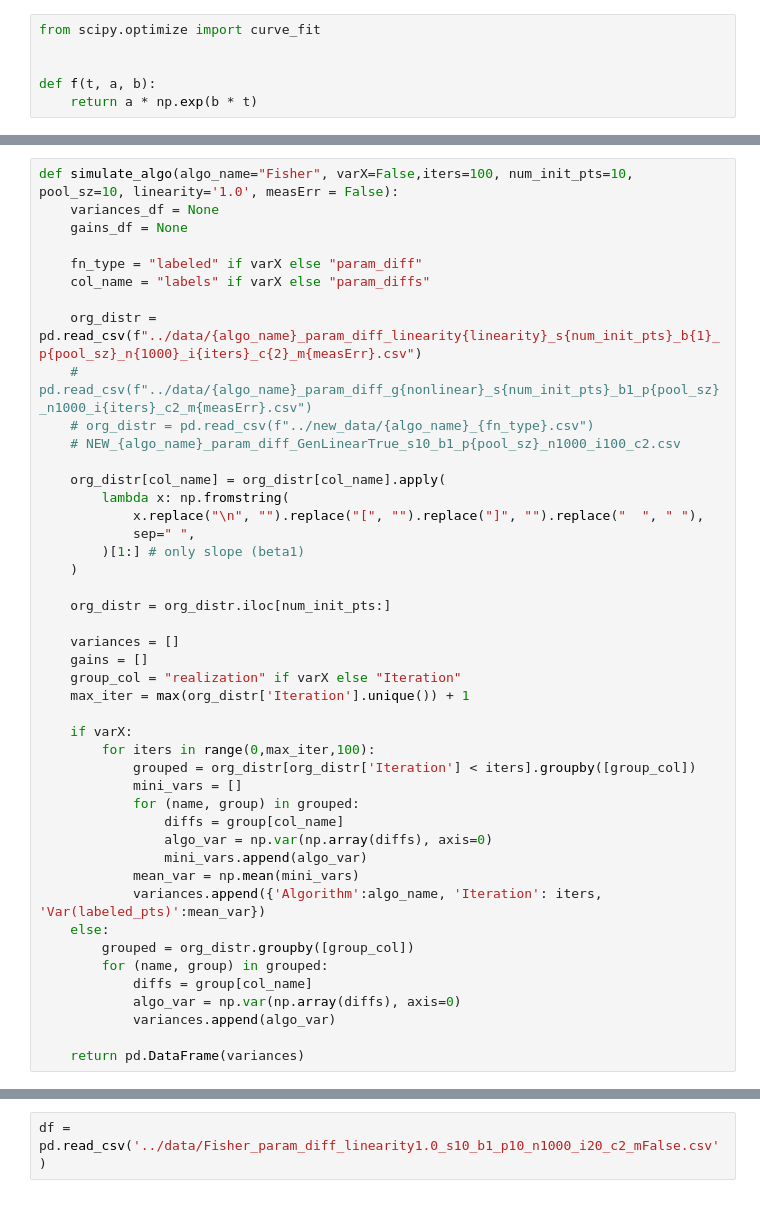
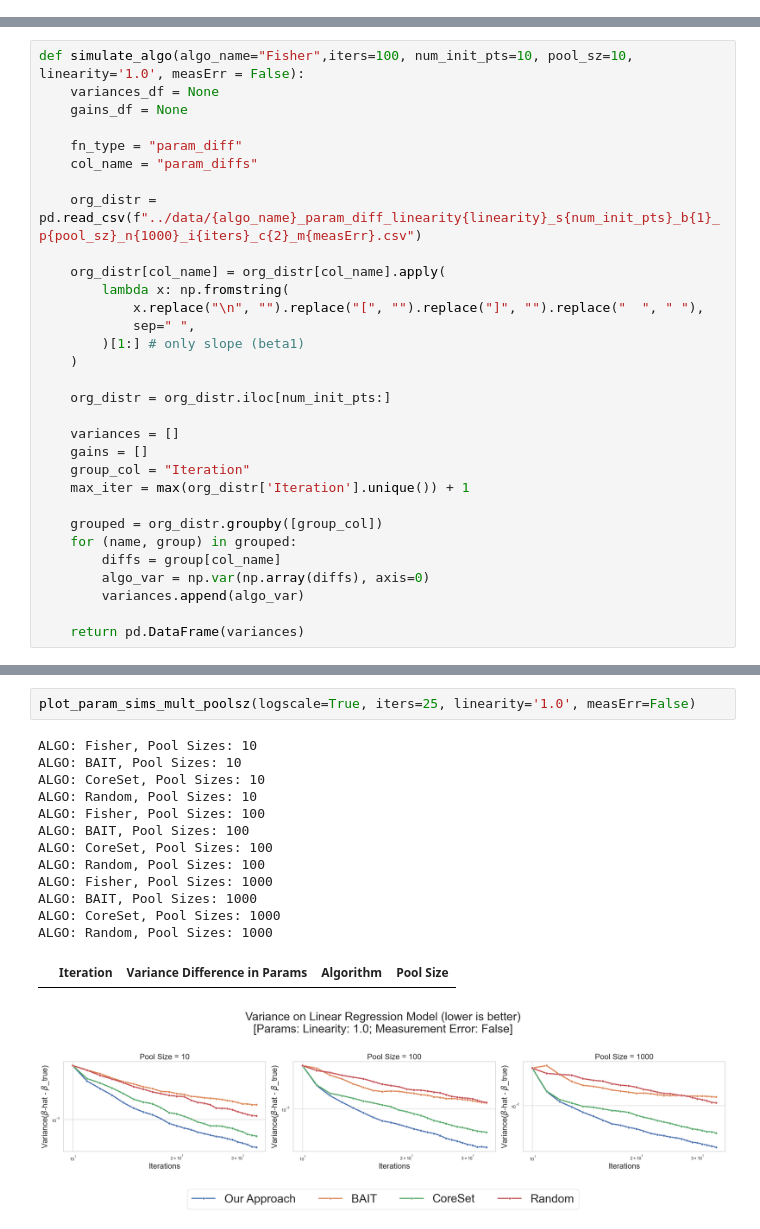
Before and after one commit to pingle14/ActiveLearningProj, a Jupyter notebook: notebook_analysis/plot_maker.ipynb, the cells around one changed output, grey strips where cells are left out. Cells and saved outputs as stored; diff of their text form.

Commit message:
Cleaned plotting

```diff
--- a/notebook_analysis/plot_maker.ipynb
+++ b/notebook_analysis/plot_maker.ipynb
@@ -6,8 +7,2 @@ import matplotlib.pyplot as plt
 
 sns.set(style="whitegrid")
-# %%
-from scipy.optimize import curve_fit
-
-
-def f(t, a, b):
-    return a * np.exp(b * t)
@@ -35,15 +9,12 @@ def graph_convergence(ax, algo_name, data, logscale, verbose=False, calc_gain=Tr
 # %%
-def simulate_algo(algo_name="Fisher", varX=False,iters=100, num_init_pts=10, pool_sz=10, linearity='1.0', measErr = False):
+def simulate_algo(algo_name="Fisher",iters=100, num_init_pts=10, pool_sz=10, linearity='1.0', measErr = False):
     variances_df = None
     gains_df = None
 
-    fn_type = "labeled" if varX else "param_diff"
-    col_name = "labels" if varX else "param_diffs"
+    fn_type = "param_diff"
+    col_name = "param_diffs"
 
     org_distr = pd.read_csv(f"../data/{algo_name}_param_diff_linearity{linearity}_s{num_init_pts}_b{1}_p{pool_sz}_n{1000}_i{iters}_c{2}_m{measErr}.csv")
-    # pd.read_csv(f"../data/{algo_name}_param_diff_g{nonlinear}_s{num_init_pts}_b1_p{pool_sz}_n1000_i{iters}_c2_m{measErr}.csv")
-    # org_distr = pd.read_csv(f"../new_data/{algo_name}_{fn_type}.csv")
-    # NEW_{algo_name}_param_diff_GenLinearTrue_s10_b1_p{pool_sz}_n1000_i100_c2.csv
 
     org_distr[col_name] = org_distr[col_name].apply(
         lambda x: np.fromstring(
@@ -56,24 +27,13 @@ def simulate_algo(algo_name="Fisher", varX=False,iters=100, num_init_pts=10, poo
 
     variances = []
     gains = []
-    group_col = "realization" if varX else "Iteration"
+    group_col = "Iteration"
     max_iter = max(org_distr['Iteration'].unique()) + 1
 
-    if varX:
-        for iters in range(0,max_iter,100):
-            grouped = org_distr[org_distr['Iteration'] < iters].groupby([group_col])
-            mini_vars = []
-            for (name, group) in grouped:
-                diffs = group[col_name]
-                algo_var = np.var(np.array(diffs), axis=0)
-                mini_vars.append(algo_var)
-            mean_var = np.mean(mini_vars)
-            variances.append({'Algorithm':algo_name, 'Iteration': iters, 'Var(labeled_pts)':mean_var})
-    else:
-        grouped = org_distr.groupby([group_col])
-        for (name, group) in grouped:
-            diffs = group[col_name]
-            algo_var = np.var(np.array(diffs), axis=0)
-            variances.append(algo_var)
+    grouped = org_distr.groupby([group_col])
+    for (name, group) in grouped:
+        diffs = group[col_name]
+        algo_var = np.var(np.array(diffs), axis=0)
+        variances.append(algo_var)
 
     return pd.DataFrame(variances)
@@ -224,2 +98,17 @@ ALGO: Random, Pool Sizes: 10
-# %%
-df = pd.read_csv('../data/Fisher_param_diff_linearity1.0_s10_b1_p10_n1000_i20_c2_mFalse.csv')
+# %%
+plot_param_sims_mult_poolsz(logscale=True, iters=25, linearity='1.0', measErr=False)
+# %% [output]
+ALGO: Fisher, Pool Sizes: 10
+ALGO: BAIT, Pool Sizes: 10
+ALGO: CoreSet, Pool Sizes: 10
+ALGO: Random, Pool Sizes: 10
+ALGO: Fisher, Pool Sizes: 100
+ALGO: BAIT, Pool Sizes: 100
+ALGO: CoreSet, Pool Sizes: 100
+ALGO: Random, Pool Sizes: 100
+ALGO: Fisher, Pool Sizes: 1000
+ALGO: BAIT, Pool Sizes: 1000
+ALGO: CoreSet, Pool Sizes: 1000
+ALGO: Random, Pool Sizes: 1000
+|  | Iteration | Variance Difference in Params | Algorithm | Pool Size |
+[figure, added]
```
Also changed, not shown: parts of 14 cells of this notebook, 10 other files.
